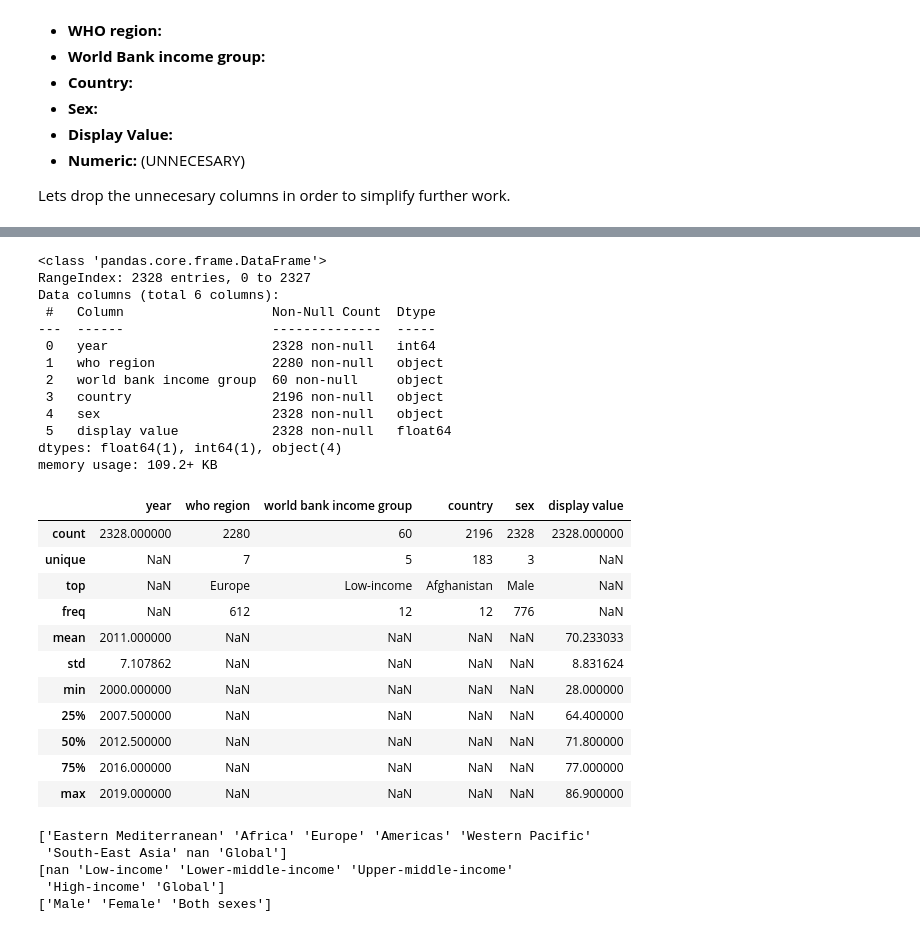
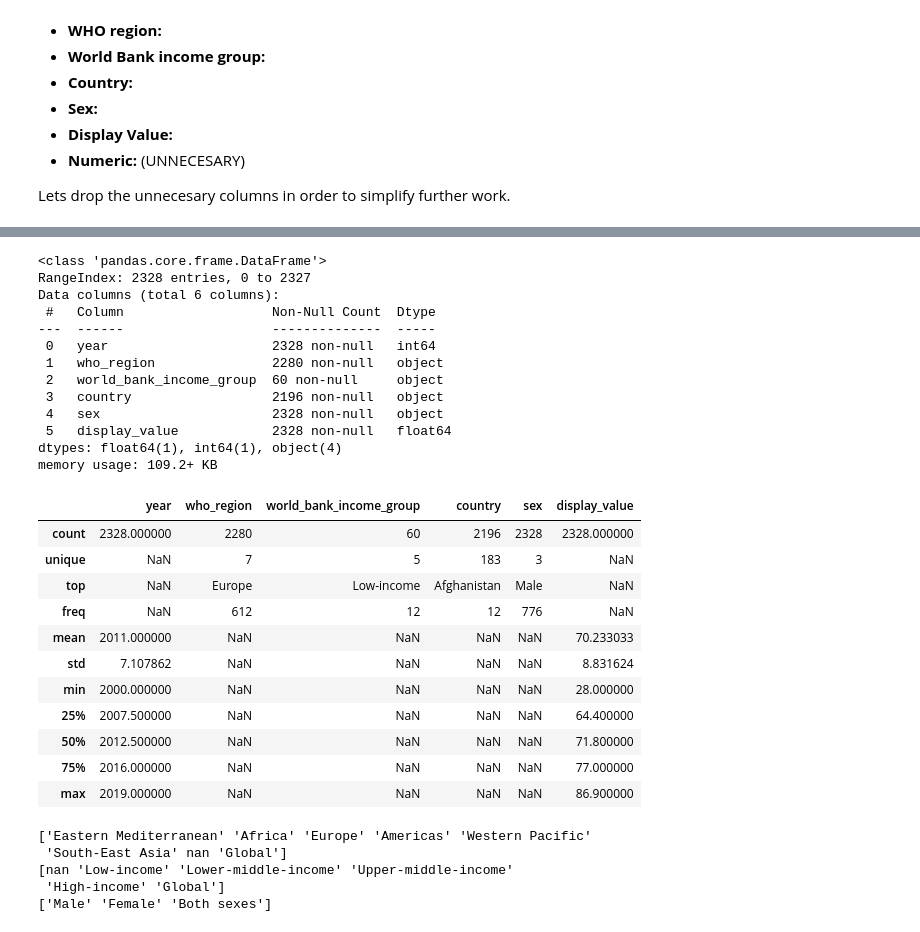
Before and after one commit to Rodrigo-gon-pul/data_science_projects, a Jupyter notebook: life_expectancy/main.ipynb, the cells around one changed output, grey strips where cells are left out. Drawn from its saved outputs; the diff is of its cells as text; code cells hidden in the pictures.

```diff
--- a/life_expectancy/main.ipynb
+++ b/life_expectancy/main.ipynb
@@ -59,23 +70,24 @@ life_expectancy.drop(['Indicator','PUBLISH STATES','Numeric'], axis=1, inplace=T
 # %%
 life_expectancy.drop_duplicates()
 life_expectancy.columns = map(str.lower, life_expectancy.columns)
+life_expectancy.columns = life_expectancy.columns.str.replace(' ','_')
 life_expectancy.info()
 life_expectancy.describe(include='all')
 # %% [output]
 <class 'pandas.core.frame.DataFrame'>
 RangeIndex: 2328 entries, 0 to 2327
 Data columns (total 6 columns):
  #   Column                   Non-Null Count  Dtype
 ---  ------                   --------------  -----
  0   year                     2328 non-null   int64
- 1   who region               2280 non-null   object
- 2   world bank income group  60 non-null     object
+ 1   who_region               2280 non-null   object
+ 2   world_bank_income_group  60 non-null     object
  3   country                  2196 non-null   object
  4   sex                      2328 non-null   object
- 5   display value            2328 non-null   float64
+ 5   display_value            2328 non-null   float64
 dtypes: float64(1), int64(1), object(4)
 memory usage: 109.2+ KB
-|  | year | who region | world bank income group | country | sex | display value |
+|  | year | who_region | world_bank_income_group | country | sex | display_value |
 | count | 2328.000000 | 2280 | 60 | 2196 | 2328 | 2328.000000 |
 | unique | NaN | 7 | 5 | 183 | 3 | NaN |
 | top | NaN | Europe | Low-income | Afghanistan | Male | NaN |
```
Also changed, not shown: parts of 8 cells of this notebook.
